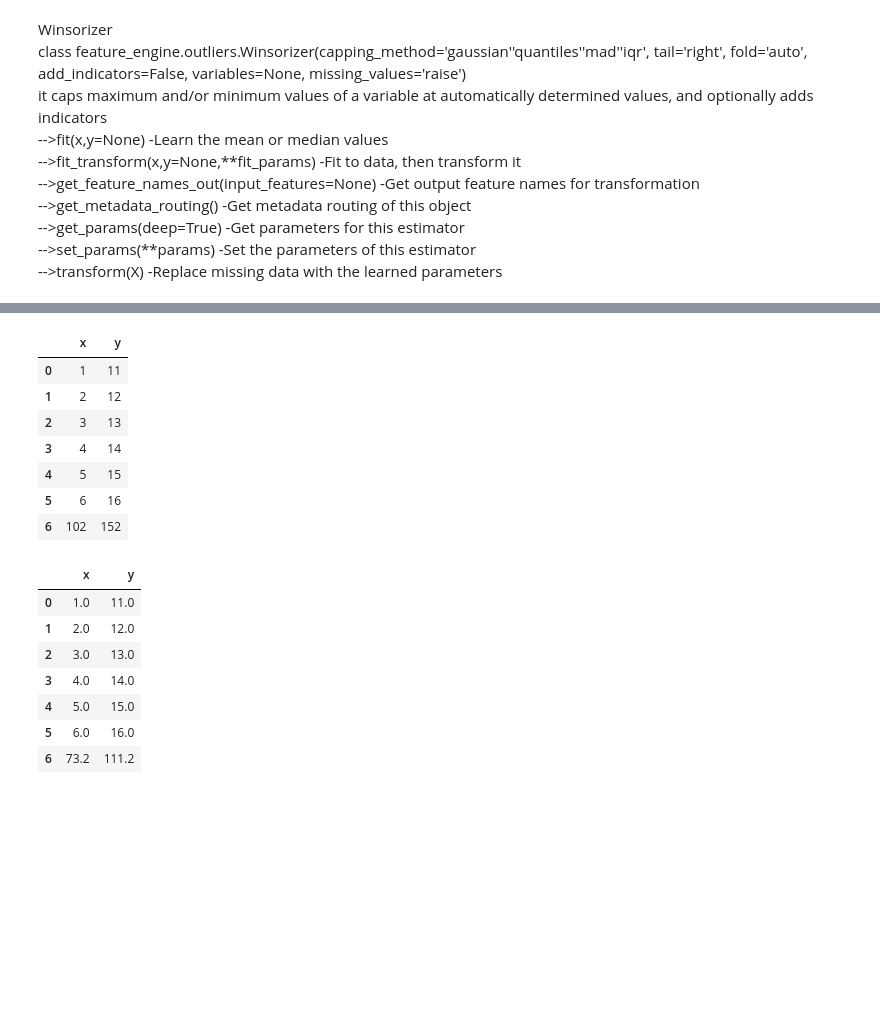
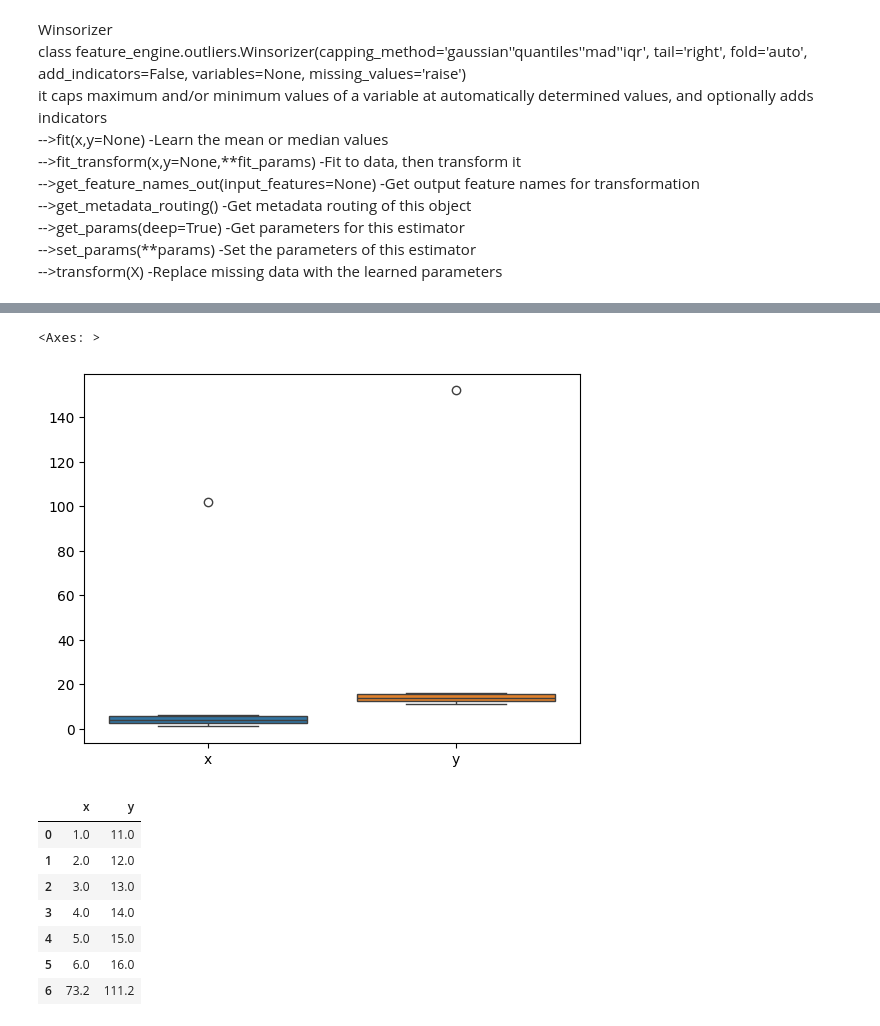
Before and after one commit to prashant-210110/programs, a Jupyter notebook: 4.E.D.A/full_cleaning/outlierhandeling.ipynb, the cells around one changed output, grey strips where cells are left out. Drawn from its saved outputs; the diff is of its cells as text; code cells hidden in the pictures; blank space fills up the shorter version.

```diff
--- a/4.E.D.A/full_cleaning/outlierhandeling.ipynb
+++ b/4.E.D.A/full_cleaning/outlierhandeling.ipynb
@@ -60,15 +56,9 @@ model_win.fit_transform(data)
 # %%
 model_win=Winsorizer(capping_method='gaussian')  #mean+-3*standard deviation
-model_win.fit_transform(data)
+sns.boxplot(data=model_win.fit_transform(data))
 # %% [output]
-|  | x | y |
-| 0 | 1 | 11 |
-| 1 | 2 | 12 |
-| 2 | 3 | 13 |
-| 3 | 4 | 14 |
-| 4 | 5 | 15 |
-| 5 | 6 | 16 |
-| 6 | 102 | 152 |
+<Axes: >
+[figure, added]
 # %%
 model_win=Winsorizer(capping_method='quantiles')  #95th percentile and 5 th percentiel
 model_win.fit_transform(data)
```
Also changed, not shown: parts of 8 cells of this notebook, 5 other files.
